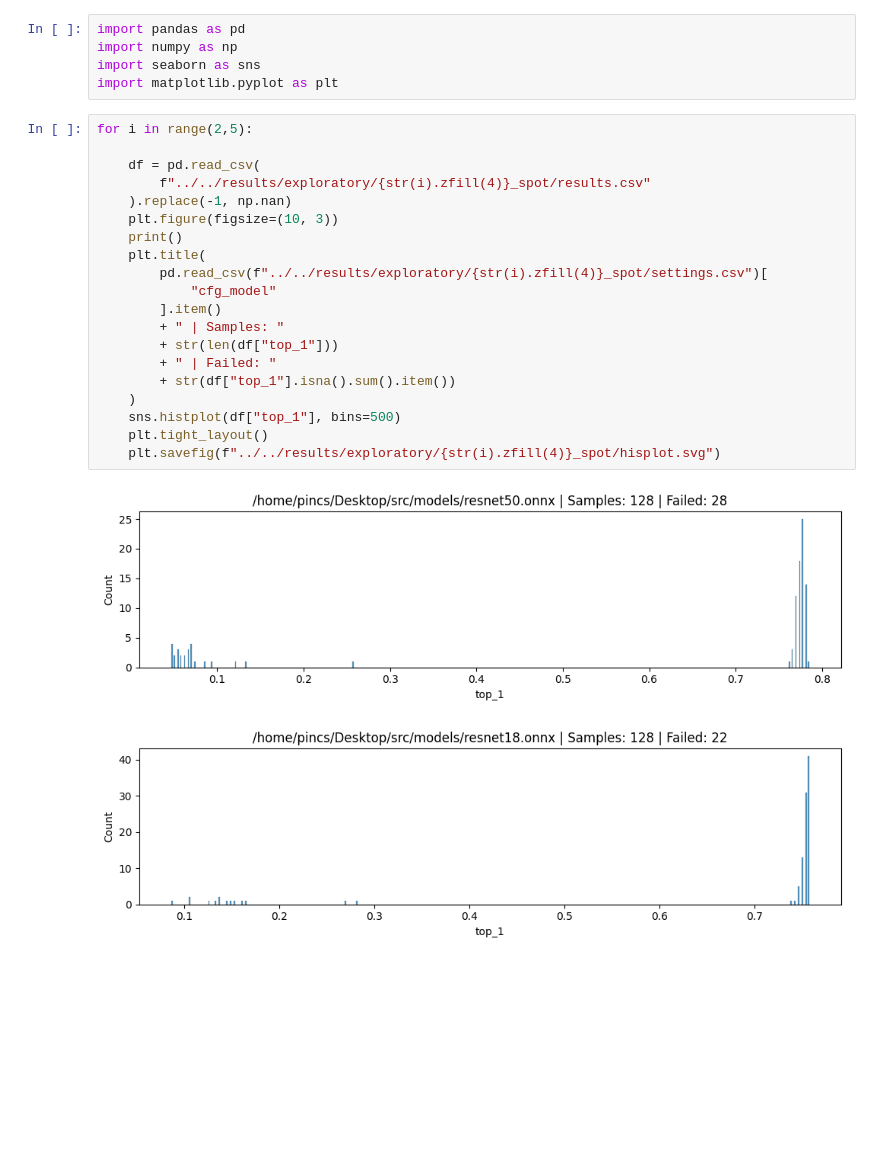
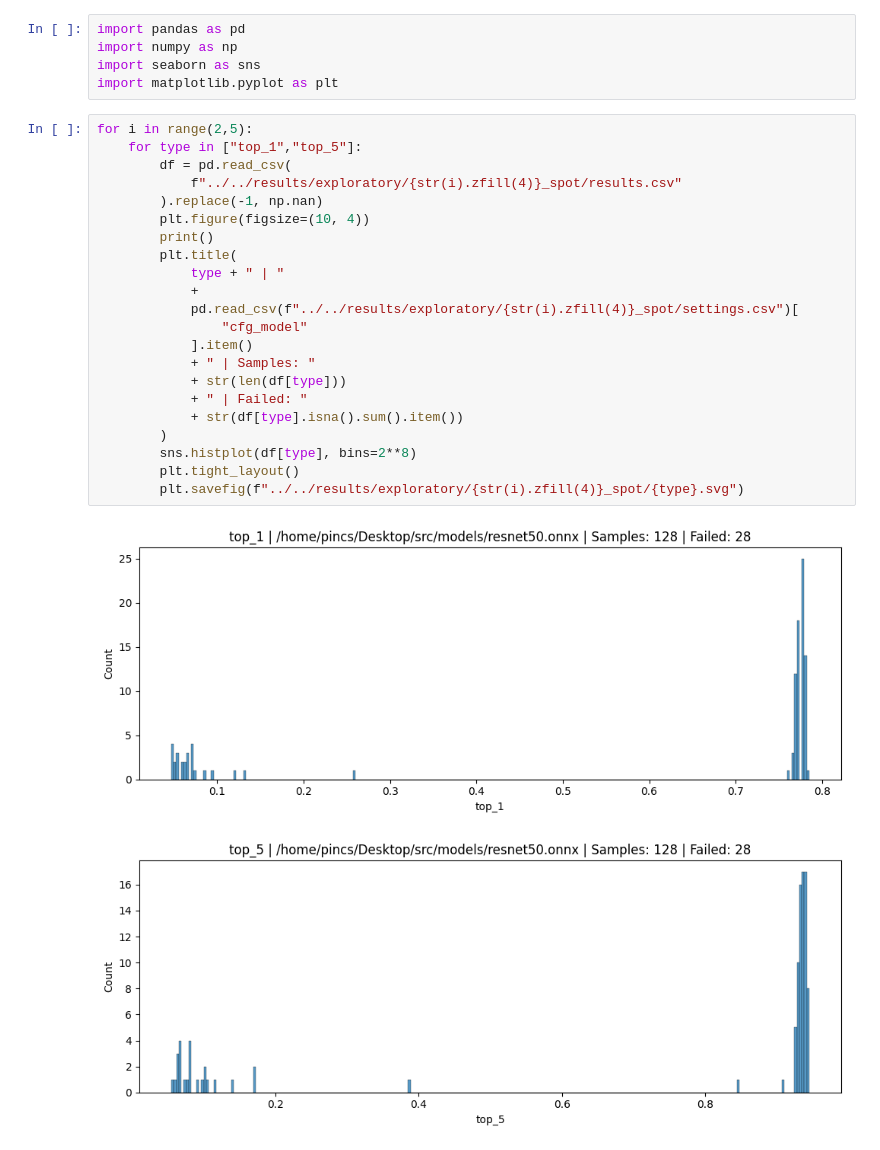
Before and after one commit to xkucerak/ncs2-emfi, a Jupyter notebook: src/client/plot.ipynb, the cells around one changed output. Cells and saved outputs as stored; diff of their text form; blank space fills up the shorter version.

Commit message:
added top 5 acc histograms

```diff
--- a/src/client/plot.ipynb
+++ b/src/client/plot.ipynb
@@ -5,24 +5,26 @@ import seaborn as sns
 import matplotlib.pyplot as plt
 # %%
 for i in range(2,5):
-
-    df = pd.read_csv(
-        f"../../results/exploratory/{str(i).zfill(4)}_spot/results.csv"
-    ).replace(-1, np.nan)
-    plt.figure(figsize=(10, 3))
-    print()
-    plt.title(
-        pd.read_csv(f"../../results/exploratory/{str(i).zfill(4)}_spot/settings.csv")[
-            "cfg_model"
-        ].item()
-        + " | Samples: "
-        + str(len(df["top_1"]))
-        + " | Failed: "
-        + str(df["top_1"].isna().sum().item())
-    )
-    sns.histplot(df["top_1"], bins=500)
-    plt.tight_layout()
-    plt.savefig(f"../../results/exploratory/{str(i).zfill(4)}_spot/hisplot.svg")
+    for type in ["top_1","top_5"]:
+        df = pd.read_csv(
+            f"../../results/exploratory/{str(i).zfill(4)}_spot/results.csv"
+        ).replace(-1, np.nan)
+        plt.figure(figsize=(10, 4))
+        print()
+        plt.title(
+            type + " | "
+            +
+            pd.read_csv(f"../../results/exploratory/{str(i).zfill(4)}_spot/settings.csv")[
+                "cfg_model"
+            ].item()
+            + " | Samples: "
+            + str(len(df[type]))
+            + " | Failed: "
+            + str(df[type].isna().sum().item())
+        )
+        sns.histplot(df[type], bins=2**8)
+        plt.tight_layout()
+        plt.savefig(f"../../results/exploratory/{str(i).zfill(4)}_spot/{type}.svg")
 # %% [output]
-[figure, old version]
+[figure, new version]
-[figure, old version]
+[figure, new version]
```
Also changed, not shown: parts of 2 cells of this notebook, 12 other files.
